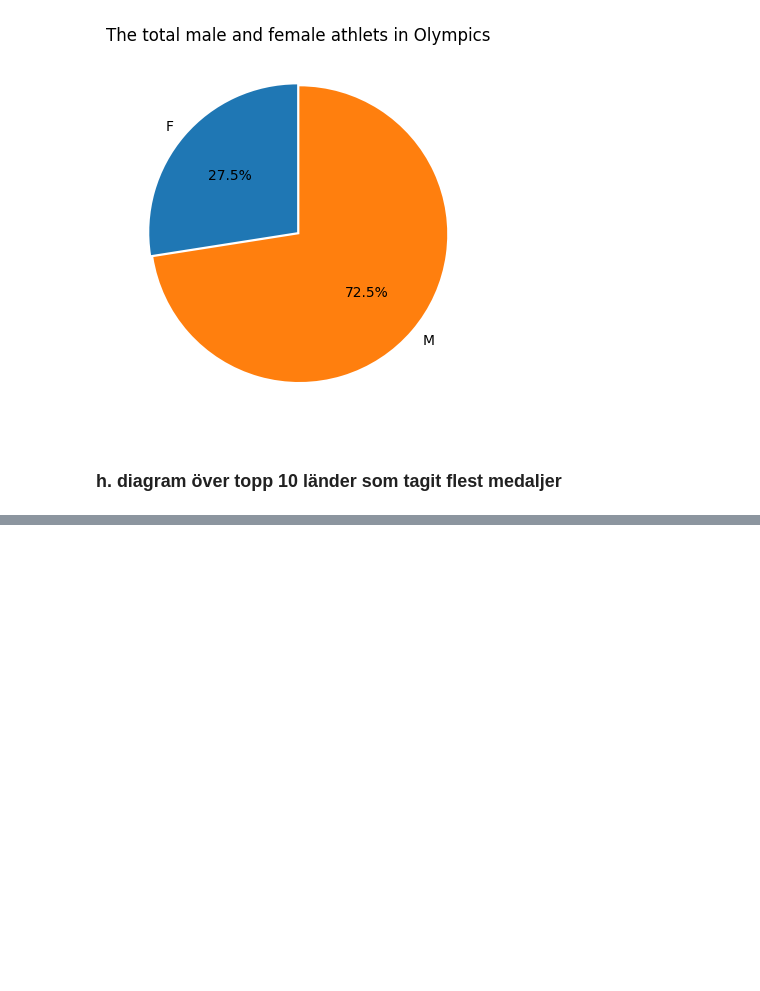
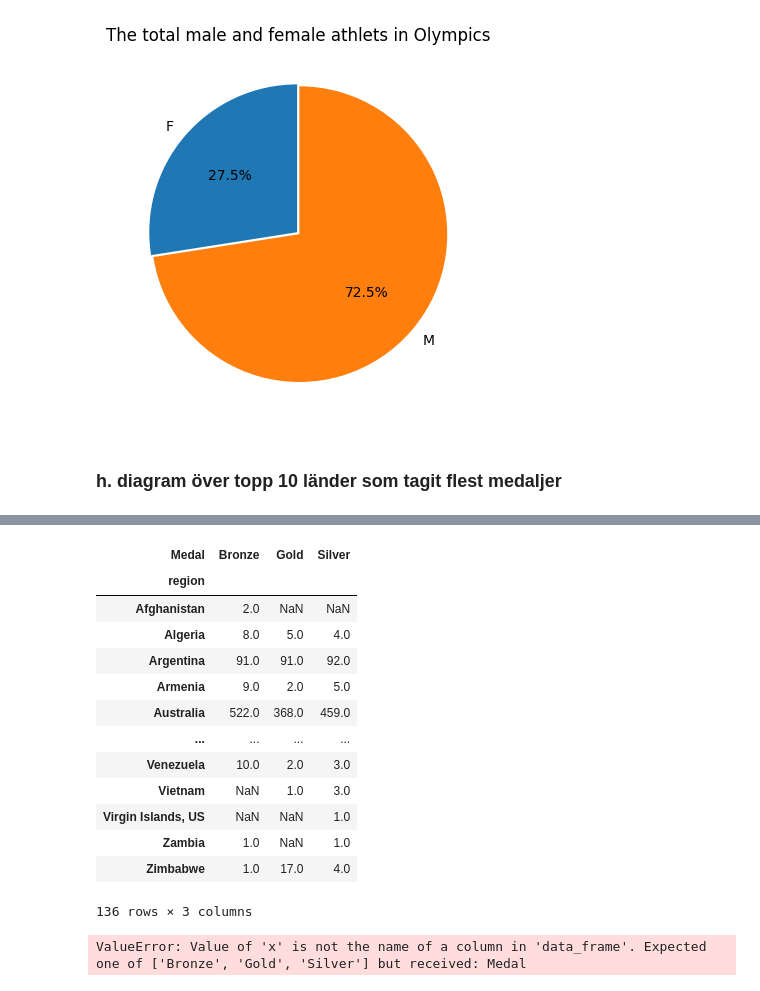
Before and after one commit to wlinds/ITHS-Projekt-OS, a Jupyter notebook: Project/Uppgift 0.ipynb, the cells around one changed output, grey strips where cells are left out. Drawn from its saved outputs; the diff is of its cells as text; code cells hidden in the pictures; blank space fills up the shorter version.

```diff
--- a/Project/Uppgift 0.ipynb
+++ b/Project/Uppgift 0.ipynb
@@ -232,0 +256,5 @@ NameError: name 'medal' is not defined
+# %%
+df = df_merge.groupby("region")[["Medal"]].value_counts()
+data = df.to_frame().rename(columns = {0: 'count'}).reset_index()
+#data.reset_index(inplace=True)
+data
@@ -232,0 +275,23 @@ NameError: name 'medal' is not defined
+# %%
+df2=data.pivot(index='region', columns='Medal', values ='count') # reshape long to wide
+df2
+# %% [output]
+| Medal | Bronze | Gold | Silver |
+| region |  |  |  |
+| Afghanistan | 2.0 | NaN | NaN |
+| Algeria | 8.0 | 5.0 | 4.0 |
+| Argentina | 91.0 | 91.0 | 92.0 |
+| Armenia | 9.0 | 2.0 | 5.0 |
+| Australia | 522.0 | 368.0 | 459.0 |
+| ... | ... | ... | ... |
+| Venezuela | 10.0 | 2.0 | 3.0 |
+| Vietnam | NaN | 1.0 | 3.0 |
+| Virgin Islands, US | NaN | NaN | 1.0 |
+| Zambia | 1.0 | NaN | 1.0 |
+| Zimbabwe | 1.0 | 17.0 | 4.0 |
+136 rows × 3 columns
+# %%
+fig = px.bar(df2, x='Medal', y=['Bronze', 'Gold', 'Silver'], title= "Top 10 countries that won the most medals")
+fig.show()
+# %% [output]
+ValueError: Value of 'x' is not the name of a column in 'data_frame'. Expected one of ['Bronze', 'Gold', 'Silver'] but received: Medal
```
Also changed, not shown: parts of 6 cells of this notebook.
